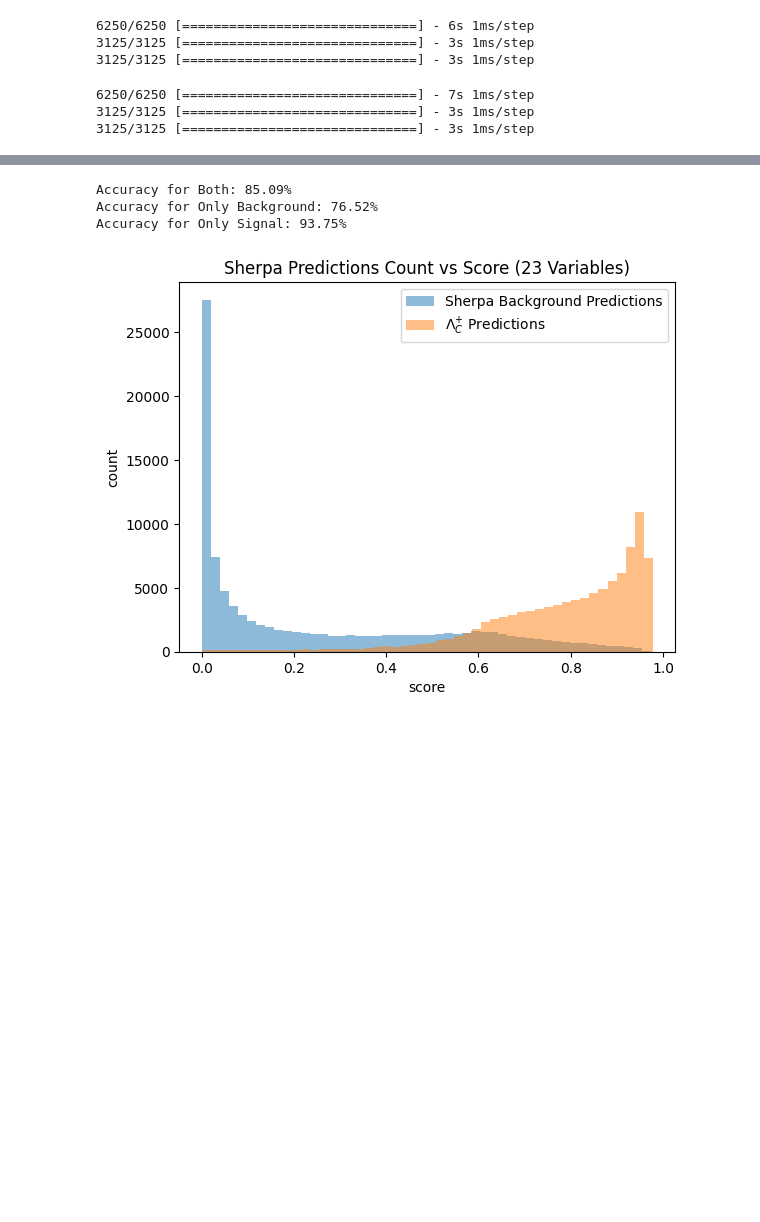
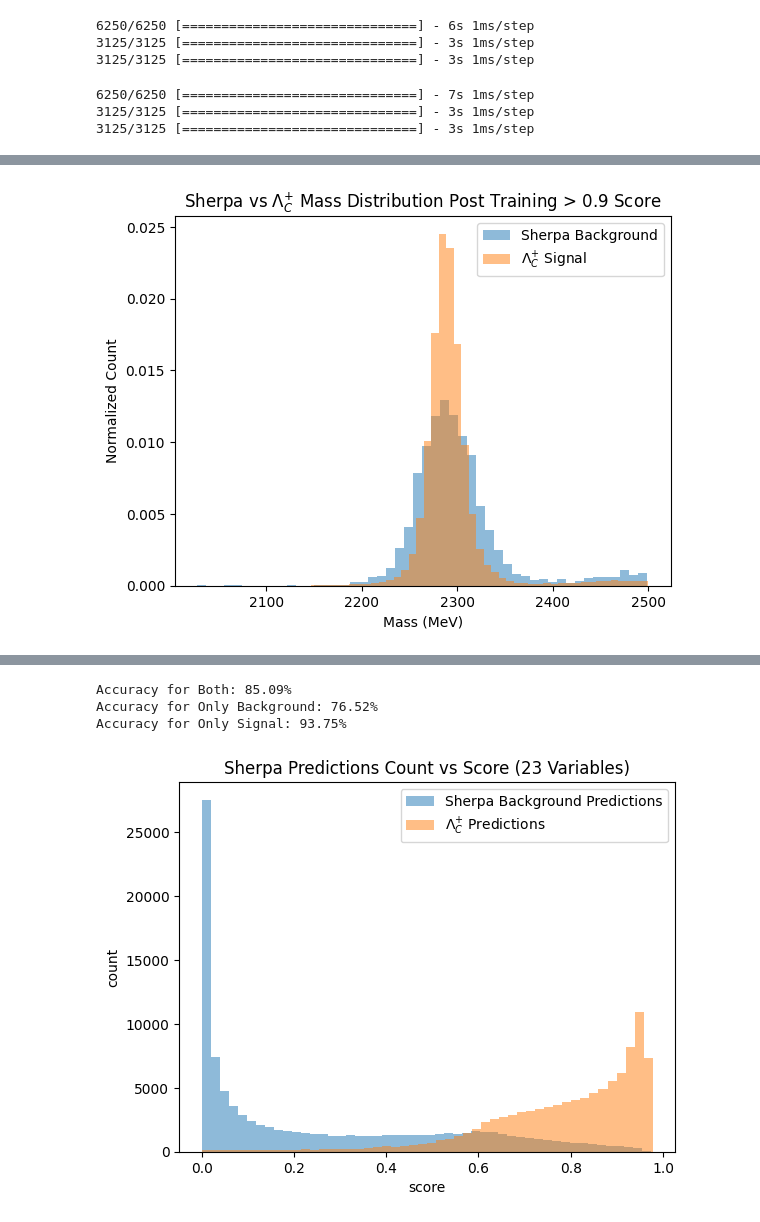
Before and after one commit to GitGup/ATLAS_DNN, a Jupyter notebook: MC_DNN.ipynb, the cells around one changed output, grey strips where cells are left out. Cells and saved outputs as stored; diff of their text form; code cells hidden in the pictures; blank space fills up the shorter version.

```diff
--- a/MC_DNN.ipynb
+++ b/MC_DNN.ipynb
@@ -973,0 +885,8 @@ passed_signal2 = passed2[passed2['particle_type'] == 'only_4122']
+# %%
+drops = ['DMesons_m', 'particle_type']
+
+X = X_train.drop(drops, axis=1)
+# X1 = X_train1.drop('DMesons_m', axis=1)
+# X2 = X_train2.drop('DMesons_m', axis=1)
+# %%
+y_pred = model.predict(X)
@@ -974,3 +895,31 @@ passed_signal2 = passed2[passed2['particle_type'] == 'only_4122']
+# %%
+threshold = 0
+events_df = original_df[y_pred >= threshold]
+# events_df_signal = original_df[y_pred >= threshold]
+# events_df_background = original_df[y_pred <= threshold]
+# events_df1 = original_df1[y_pred1 >= threshold]
+# events_df2 = original_df2[y_pred2 >= threshold]
+# %%
+events_df_background = events_df[events_df['particle_type'] == 'only_411']
+events_df_signal = events_df[events_df['particle_type'] == 'only_4122']
+# %%
+counts, bins, _ = plt.hist(events_df_background["DMesons_m"], bins=50)
+counts2, bins2, _ = plt.hist(events_df_signal["DMesons_m"], bins=50)
+# Normalize the histogram using the formula
+density = counts / (sum(counts) * np.diff(bins))
+density2 = counts2 / (sum(counts2) * np.diff(bins2))
+
+# Plot the normalized histogram
+plt.clf()
+plt.bar(bins[:-1], density, width=np.diff(bins), align='edge', alpha=0.5, label = "Sherpa Background")
+plt.bar(bins2[:-1], density2, width=np.diff(bins2), align='edge', alpha=0.5, label = "$\Lambda_C^{+}$ Signal")
+plt.title("Sherpa vs $\Lambda_C^{+}$ Mass Distribution Post Training > 0.9 Score")
+plt.ylabel("Normalized Count")
+plt.xlabel("Mass (MeV)")
+plt.legend()
+plt.show()
+# %% [output]
+[figure, added]
 # %%
 save(passed_both, "passed_both")
 # %%
```
Also changed, not shown: parts of 22 cells of this notebook.
